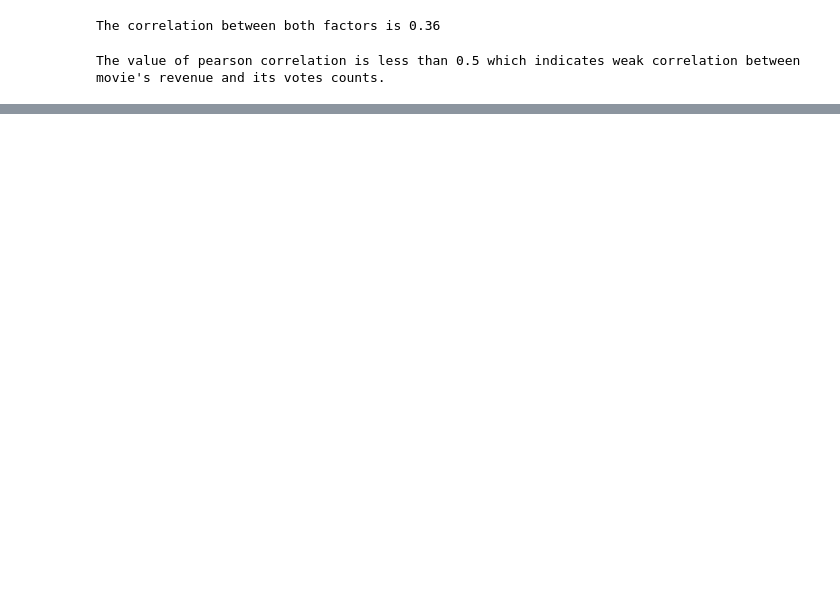
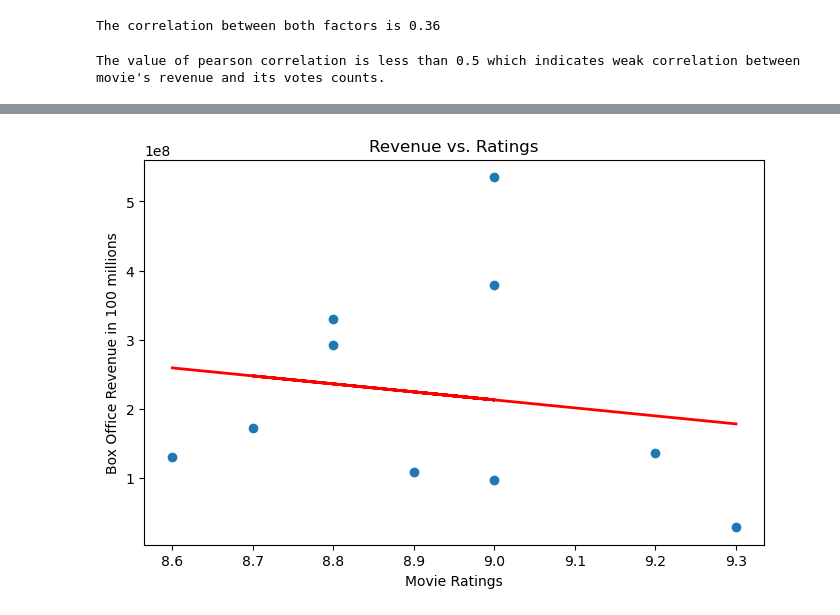
Before and after one commit to NetBhatia/Merger-Acquisitions-impact-on-Stocks, a Jupyter notebook: MovieBudgetResearch.ipynb, the cells around one changed output, grey strips where cells are left out. Cells and saved outputs as stored; diff of their text form; code cells hidden in the pictures; blank space fills up the shorter version.

Commit message:
Visualization

```diff
--- a/MovieBudgetResearch.ipynb
+++ b/MovieBudgetResearch.ipynb
@@ -343,0 +346,17 @@ Movie's revenue increases with count of votes that it receives.
+# %%
+# Plot scatter plot to analyze movie's revenue and the ratings
+
+plt.figure(figsize=(8, 5))
+plt.scatter(movies_data_df["Rating"], movies_data_df["Box Office Revenue"])
+plt.xlabel("Movie Ratings")
+plt.ylabel("Box Office Revenue in 100 millions")
+plt.title("Revenue vs. Ratings")
+
+# Create regression line
+slope, intercept, rvalue, pvalue, stderr = linregress(
+    movies_data_df["Rating"], movies_data_df["Box Office Revenue"])
+regress_values = movies_data_df["Rating"] * slope + intercept
+plt.plot(movies_data_df["Rating"], regress_values, color="red", linewidth=2)
+plt.show()
+# %% [output]
+[figure, added]
```
Also changed, not shown: parts of 13 cells of this notebook, 1 other file.
